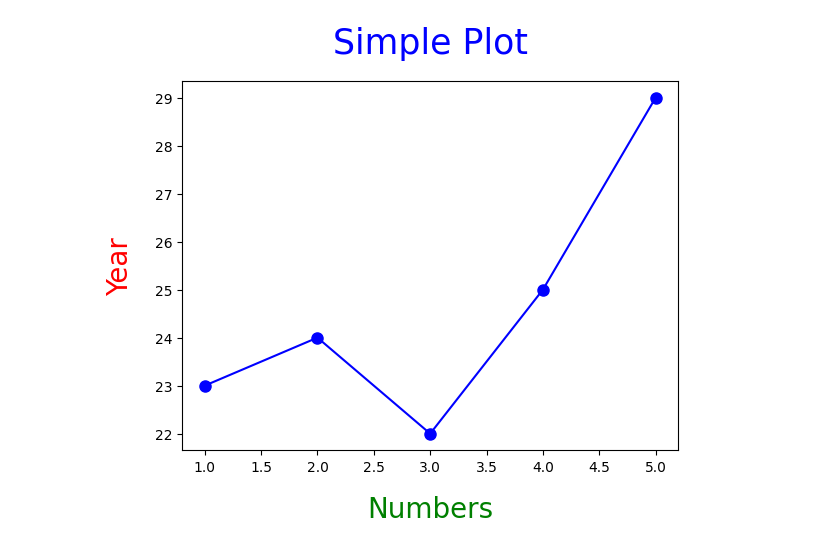
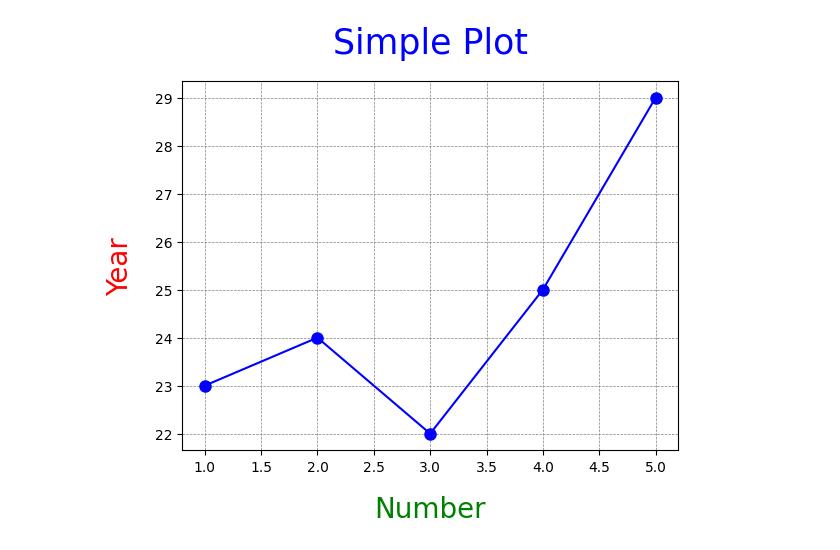
Before and after one commit to Islam-Raad-dev/GCI-World-Program, a Jupyter notebook: 04-Matplotlib/Lesson.ipynb, the cells around one changed output. Drawn from its saved outputs; the diff is of its cells as text; code cells hidden in the pictures.

```diff
--- a/04-Matplotlib/Lesson.ipynb
+++ b/04-Matplotlib/Lesson.ipynb
@@ -1,19 +1,20 @@
 # %%
 import matplotlib.pyplot as plt
 import numpy as np
 
 x = np.array([1, 2, 3, 4, 5])
 y = np.array([23, 24, 22, 25, 29])
 
 plt.plot(x, y, marker='o', color='blue', markersize=8, label='Data Points')
 
 plt.xlabel('Number', fontsize=20, color='green', loc='center', labelpad=15)
 plt.ylabel('Year', fontsize=20, color='red', loc='center', labelpad=15)
 plt.title('Simple Plot', fontsize=25, color='blue', loc='center', pad=20)
+plt.grid(color='gray', linestyle='--', linewidth=0.5)
 
 plt.show()
 # %% [output]
-[figure, old version]
+[figure, new version]
 # %%
 # Customizing the plot with different styles and markers
 
```
